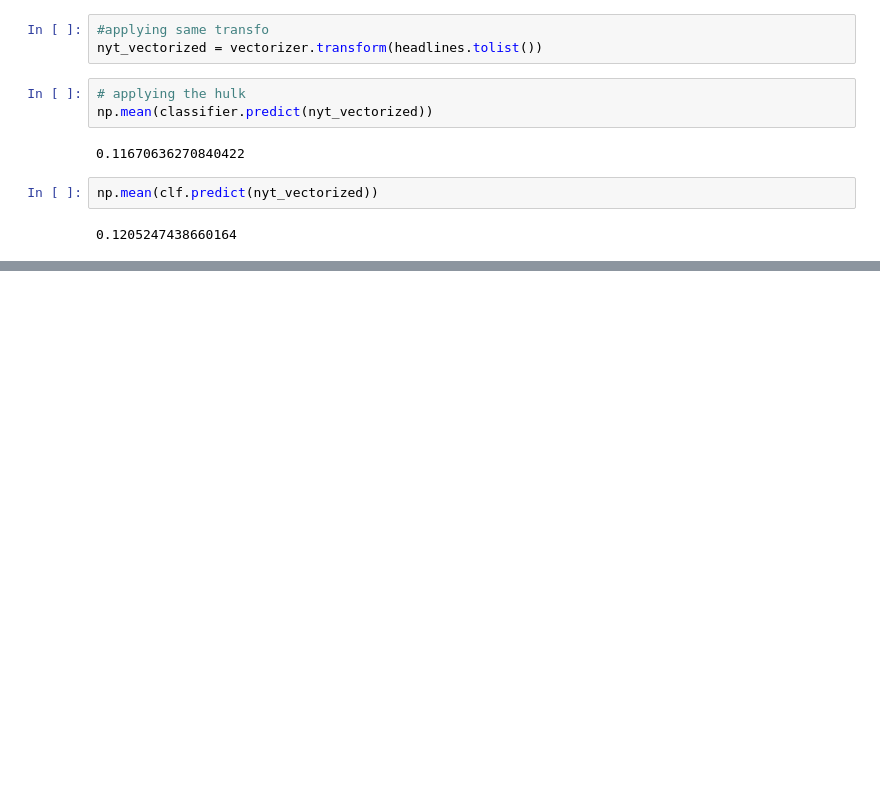
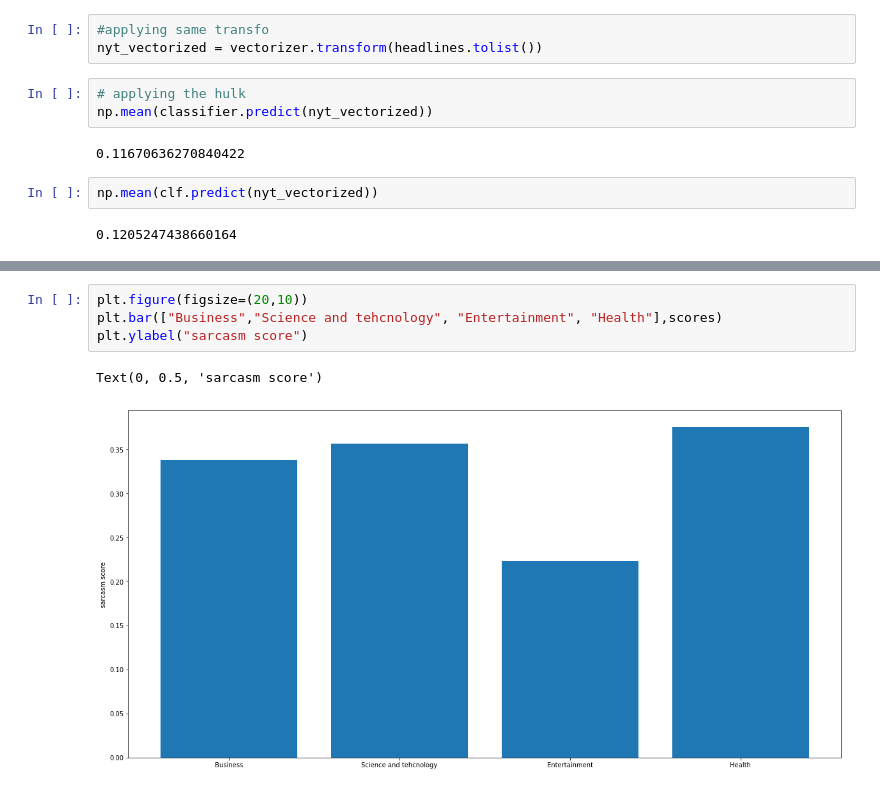
Before and after one commit to Hugo-pao/NLP-Final-Project, a Jupyter notebook: Attending_Final_Project.ipynb, the cells around one changed output, grey strips where cells are left out. Cells and saved outputs as stored; diff of their text form; blank space fills up the shorter version.

```diff
--- a/Attending_Final_Project.ipynb
+++ b/Attending_Final_Project.ipynb
@@ -1619,0 +1666,7 @@ np.mean(clf.predict(nyt_vectorized))
+# %%
+plt.figure(figsize=(20,10))
+plt.bar(["Business","Science and tehcnology", "Entertainment", "Health"],scores)
+plt.ylabel("sarcasm score")
+# %% [output]
+Text(0, 0.5, 'sarcasm score')
+[figure, added]
```
Also changed, not shown: parts of 13 cells of this notebook.
